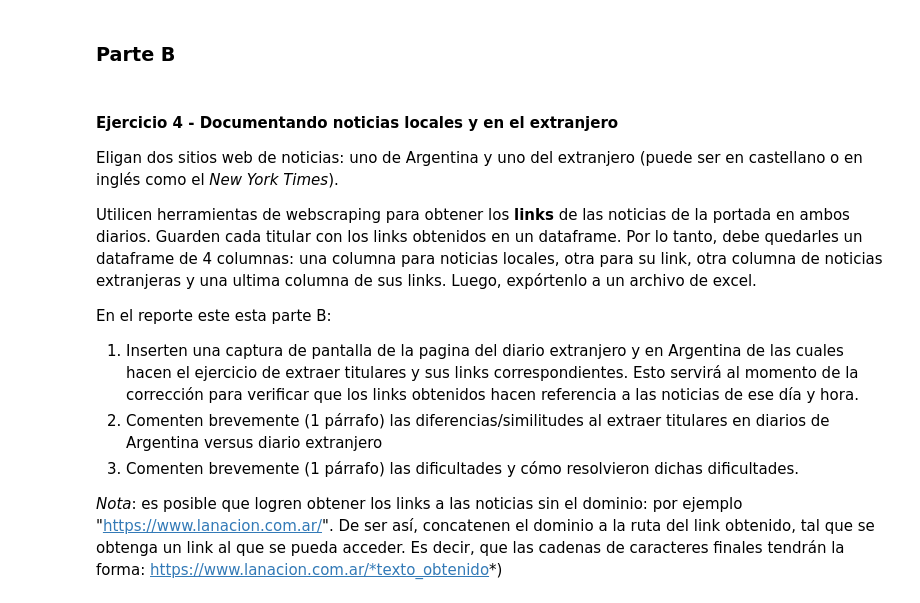
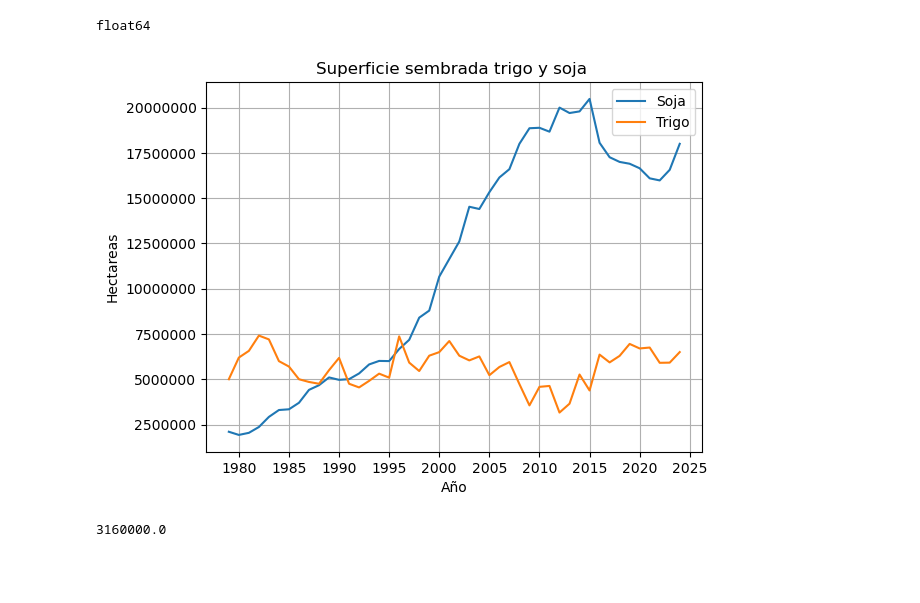
Before and after one commit to RafaelPCh/BigDataUBA-Grupo3, a Jupyter notebook: TP1-Grupo3/Trigo-soja.ipynb, the cells around one changed output. Saved outputs shown, nothing was run; the diff lists cells and outputs as text; code cells hidden in the pictures; blank space fills up the shorter version.

```diff
--- a/TP1-Grupo3/Trigo-soja.ipynb
+++ b/TP1-Grupo3/Trigo-soja.ipynb
@@ -74,9 +40,7 @@ Realicen una estadistica descriptiva ambas series de indicadores del Ministerio
 # %%
-# Resolver acá
 ### Juntamos las dos bases de datos en una sola. Ambas son del mismo periodo y con la misma frecuencia
-df = df_soja.merge(df_trigo)
-df
+df = pd.merge(df_soja, df_trigo, on = "indice_tiempo", how = "inner")
+print(df)
 ###Armamos la tabla de estadisticas descriptivas
-pd.set_option('display.float_format', '{:.2f}'.format)
 df.describe()
 # %% [output]
@@ -102,14 +72,0 @@ Recuerde los principios de visualización de datos y comente dichas figuras en s
-# %% [markdown]
-### Parte B
-# %% [markdown]
-#### Ejercicio 4 - Documentando noticias locales y en el extranjero
-Eligan dos sitios web de noticias: uno de Argentina y uno del extranjero (puede ser en castellano o en inglés como el *New York Times*).
-
-Utilicen herramientas de webscraping para obtener los **links** de las noticias de la portada en ambos diarios. Guarden cada titular con los links obtenidos en un dataframe. Por lo tanto, debe quedarles un dataframe de 4 columnas: una columna para noticias locales, otra para su link, otra columna de noticias extranjeras y una ultima columna de sus links. Luego, expórtenlo a un archivo de excel.
-
-En el reporte este esta parte B:
-1) Inserten una captura de pantalla de la pagina del diario extranjero y en Argentina de las cuales hacen el ejercicio de extraer titulares y sus links correspondientes. Esto servirá al momento de la corrección para verificar que los links obtenidos hacen referencia a las noticias de ese día y hora.
-2) Comenten brevemente (1 párrafo) las diferencias/similitudes al extraer titulares en diarios de Argentina versus diario extranjero
-3) Comenten brevemente (1 párrafo) las dificultades y cómo resolvieron dichas dificultades.
-
-*Nota*: es posible que logren obtener los links a las noticias sin el dominio: por ejemplo "https://www.lanacion.com.ar/". De ser así, concatenen el dominio a la ruta del link obtenido, tal que se obtenga un link al que se pueda acceder. Es decir, que las cadenas de caracteres finales tendrán la forma: https://www.lanacion.com.ar/*texto_obtenido*)
@@ -117,0 +73,30 @@ En el reporte este esta parte B:
+# %%
+
+
+print(y1.dtypes)
+x1 = pd.to_datetime(df["indice_tiempo"])
+y1 = df["soja_hectareas"]
+y2 = df["trigo_hectareas"]
+
+plt.plot(x1, y1, label="Soja") # serie 1
+plt.plot(x1, y2, label="Trigo")# serie 2
+
+
+# Agrega etiquetas y título para mayor claridad
+plt.ticklabel_format(style='plain', axis='y')
+plt.title('Superficie sembrada trigo y soja ')
+plt.legend()
+plt.xlabel('Año')
+plt.ylabel('Hectareas')
+plt.grid(True)
+
+# Muestra el gráfico
+plt.show()
+# %% [output]
+float64
+[figure, added]
+# %%
+ymin=df['trigo_hectareas'].min()
+ymin
+# %% [output]
+3160000.0
```
Also changed, not shown: parts of 16 cells of this notebook.
